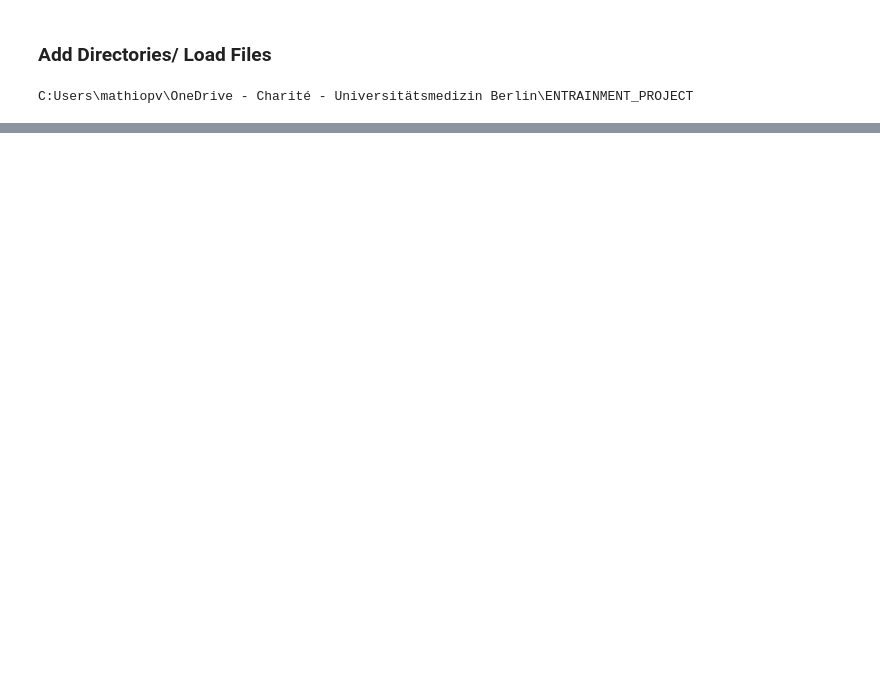
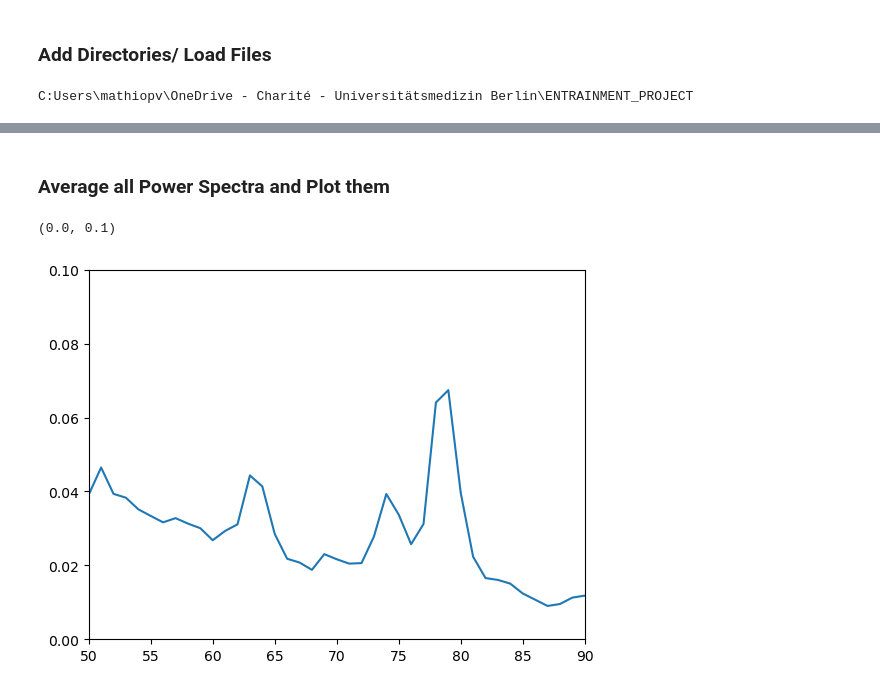
Before and after one commit to BarbaraMath/FinelyTunedGamma, a Jupyter notebook: EntrainmentSubCoh.ipynb, the cells around one changed output, grey strips where cells are left out. Saved outputs shown, nothing was run; the diff lists cells and outputs as text; code cells hidden in the pictures; blank space fills up the shorter version.

```diff
--- a/EntrainmentSubCoh.ipynb
+++ b/EntrainmentSubCoh.ipynb
@@ -139,3 +198,24 @@ fft_file = os.path.join(project_path, 'data','power_spectra','test/')
 plt.savefig(str(fft_fig)+str(fft_name), dpi = 150)
 
 ps_df.to_csv(str(fft_file)+str(fft_name)+ '.csv')
+# %% [markdown]
+### Average all Power Spectra and Plot them
+# %%
+all_ps = pd.read_csv(os.path.join(
+    project_path,
+        'data',
+        'power_spectra',
+        'test',
+        'AllPS_GammaIpsi.csv'
+))
+# %%
+all_ps_mean = np.mean(all_ps,1)
+all_ps_sem = stats.sem(all_ps_mean)
+# %%
+plt.plot(np.arange(1,127), all_ps_mean)
+#plt.fill_between(np.arange(1,127), all_ps_mean-all_ps_sem, all_ps_mean+all_ps_sem, alpha = 0.2)
+plt.xlim(50, 90)
+plt.ylim(0, 0.1)
+# %% [output]
+(0.0, 0.1)
+[figure, added]
```
Also changed, not shown: parts of 14 cells of this notebook, 5 other files.
